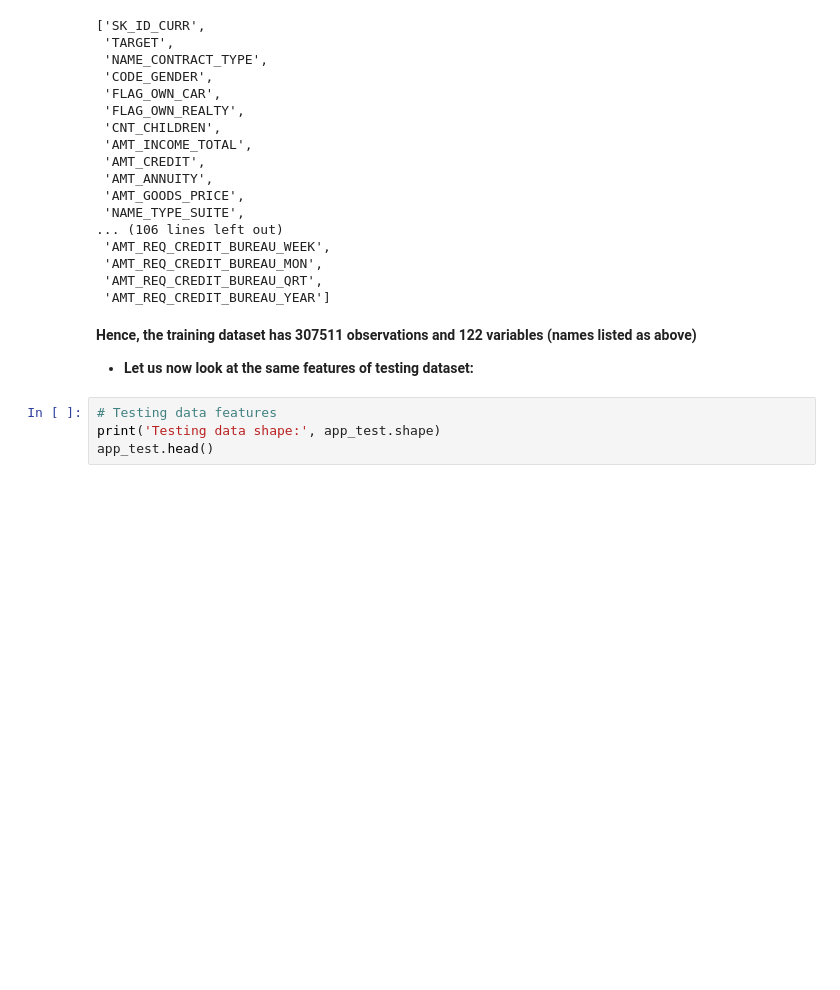
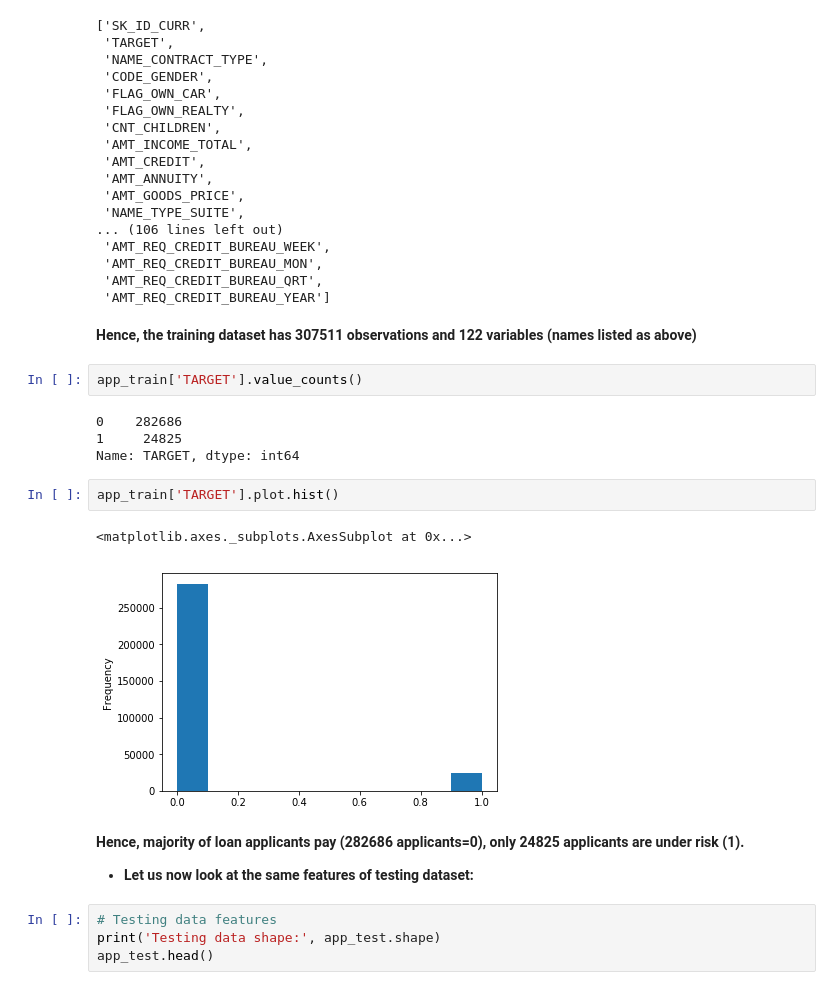
Before and after one commit to seviezgi/Project, a Jupyter notebook: Capstone/Datawrangling.ipynb, the cells around one changed output. Drawn from its saved outputs; the diff is of its cells as text; blank space fills up the shorter version.

```diff
--- a/Capstone/Datawrangling.ipynb
+++ b/Capstone/Datawrangling.ipynb
@@ -102,8 +103,21 @@ app_train.columns.values.tolist()
  'AMT_REQ_CREDIT_BUREAU_YEAR']
 # %% [markdown]
    **Hence, the training dataset has 307511 observations and 122 variables (names listed as above)**
-
-+ **Let us now look at the same features of testing dataset:**
+# %%
+app_train['TARGET'].value_counts()
+# %% [output]
+0    282686
+1     24825
+Name: TARGET, dtype: int64
+# %%
+app_train['TARGET'].plot.hist()
+# %% [output]
+<matplotlib.axes._subplots.AxesSubplot at 0x...>
+[figure, added]
+# %% [markdown]
+   **Hence, majority of loan applicants pay (282686 applicants=0), only 24825 applicants are under risk (1).**
+
++ **Let us now look at the same features of testing dataset:**
 # %%
 # Testing data features
 print('Testing data shape:', app_test.shape)
```
Also changed, not shown: parts of 36 cells of this notebook.
